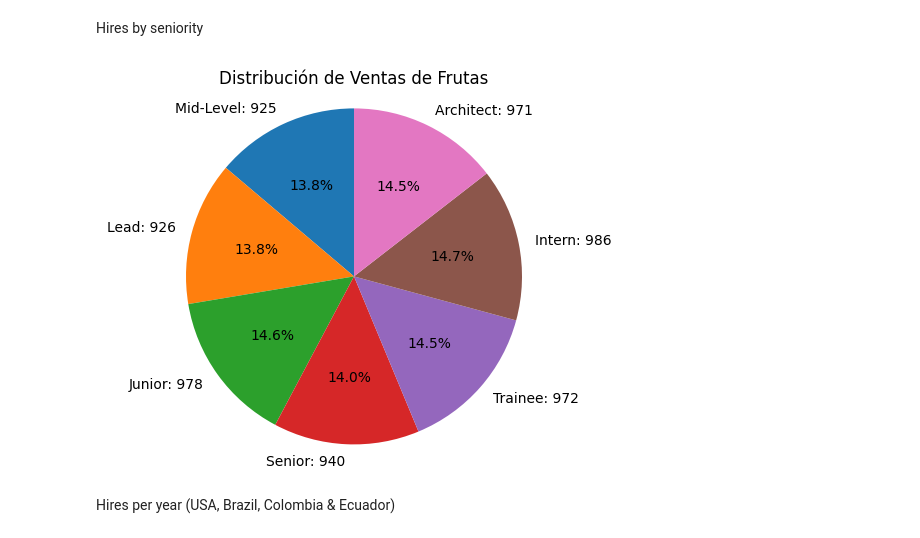
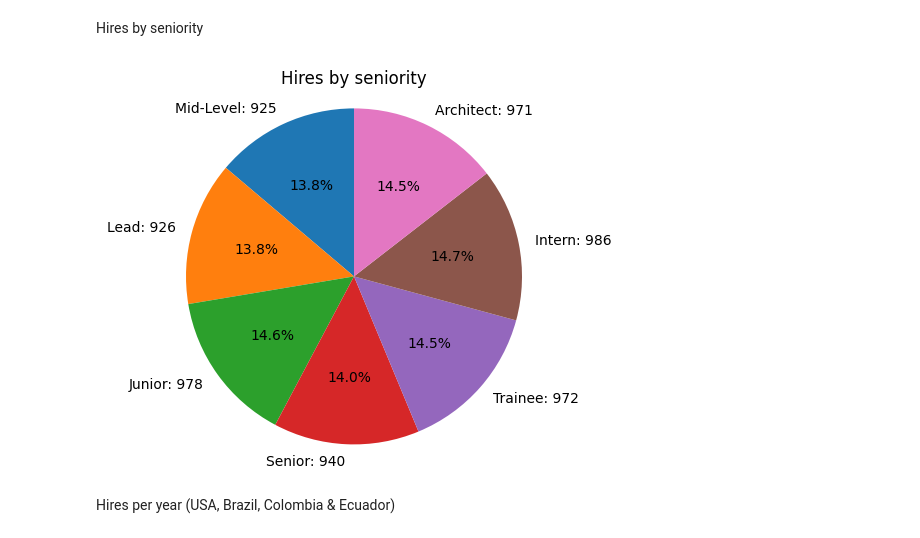
Before and after one commit to MarcAragon/Workshop1, a Jupyter notebook: Analisys.ipynb, the cells around one changed output. Cells and saved outputs as stored; diff of their text form; code cells hidden in the pictures.

```diff
--- a/Analisys.ipynb
+++ b/Analisys.ipynb
@@ -404,13 +404,13 @@ Hires by seniority
 # %%
 #plt.pie(KP3DF['HiresCount'], labels=KP3DF['Seniority'], autopct='%1.1f%%', startangle=90)
 plt.pie(KP3DF['HiresCount'], labels=[f'{Name}: {Value}' for Name, Value in zip(KP3DF['Seniority'], KP3DF['HiresCount'])], autopct='%1.1f%%', startangle=90)
 plt.axis('equal')
 
-plt.title('Distribución de Ventas de Frutas')
+plt.title('Hires by seniority')
 
 plt.show()
 # %% [output]
-[figure, old version]
+[figure, new version]
 # %% [markdown]
 Hires per year (USA, Brazil, Colombia & Ecuador)
 # %%
```
Also changed, not shown: 7 other files.
